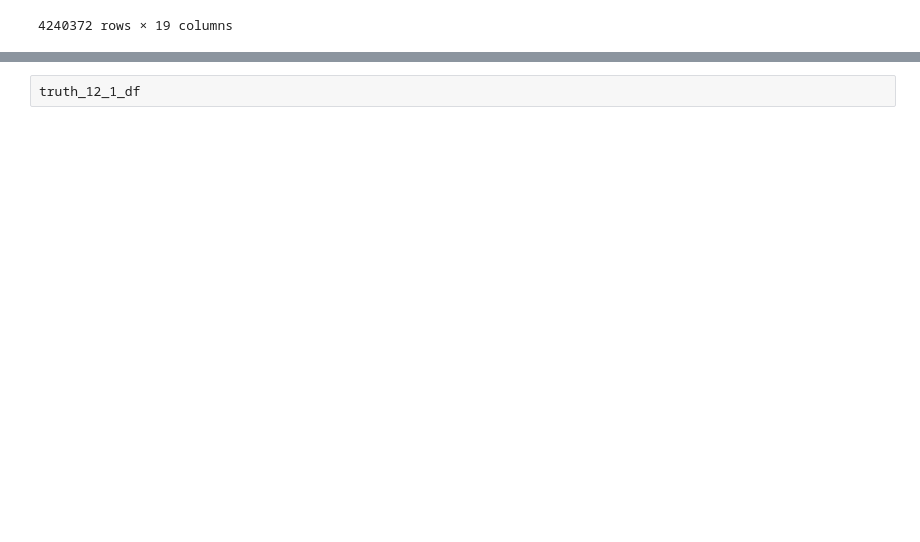
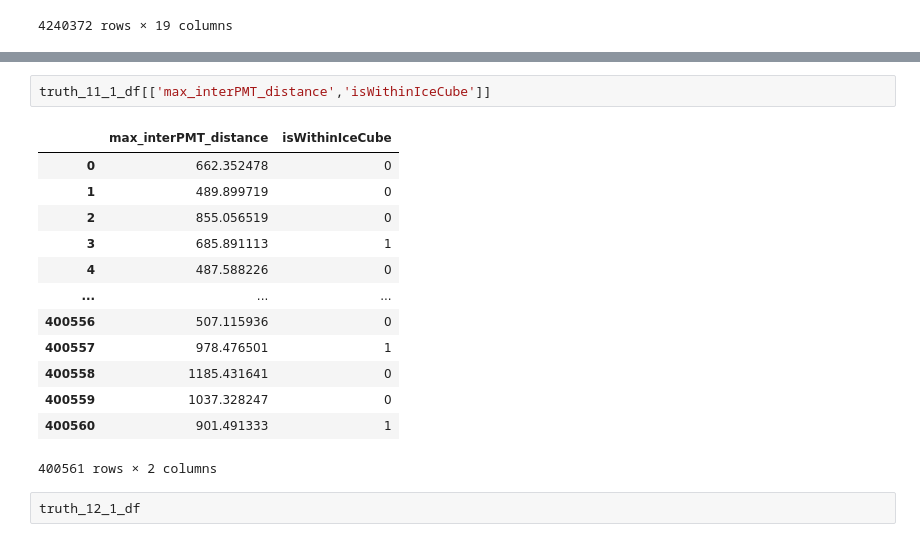
Before and after one commit to KUcyans/PMTfication, a Jupyter notebook: PMTficationVerify.ipynb, the cells around one changed output, grey strips where cells are left out. Cells and saved outputs as stored; diff of their text form; blank space fills up the shorter version.

```diff
--- a/PMTficationVerify.ipynb
+++ b/PMTficationVerify.ipynb
@@ -244,3 +244,19 @@ truth_11_1_df
+# %%
+truth_11_1_df[['max_interPMT_distance','isWithinIceCube']]
+# %% [output]
+|  | max_interPMT_distance | isWithinIceCube |
+| 0 | 662.352478 | 0 |
+| 1 | 489.899719 | 0 |
+| 2 | 855.056519 | 0 |
+| 3 | 685.891113 | 1 |
+| 4 | 487.588226 | 0 |
+| ... | ... | ... |
+| 400556 | 507.115936 | 0 |
+| 400557 | 978.476501 | 1 |
+| 400558 | 1185.431641 | 0 |
+| 400559 | 1037.328247 | 0 |
+| 400560 | 901.491333 | 1 |
+400561 rows × 2 columns
 # %%
 truth_12_1_df
 # %% [output]
```
Also changed, not shown: parts of 2 cells of this notebook, 13 other files.
